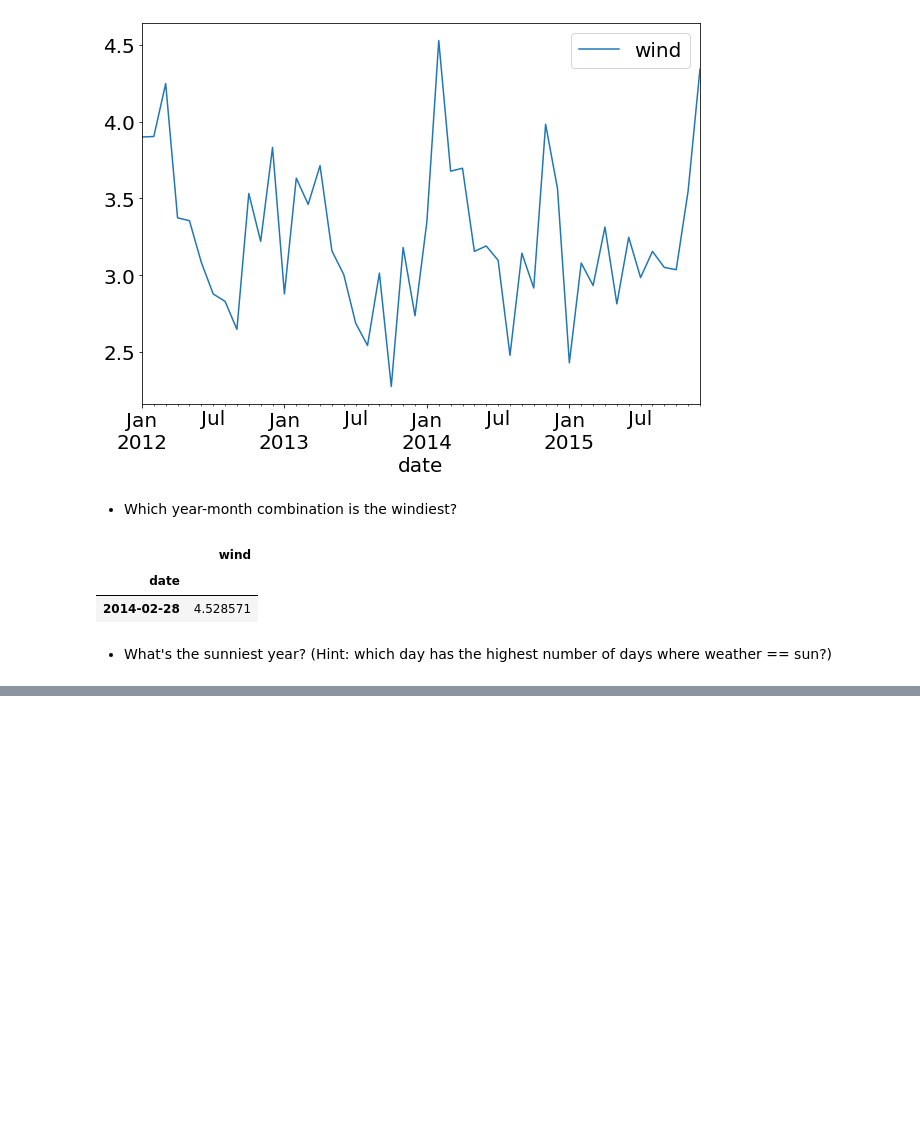
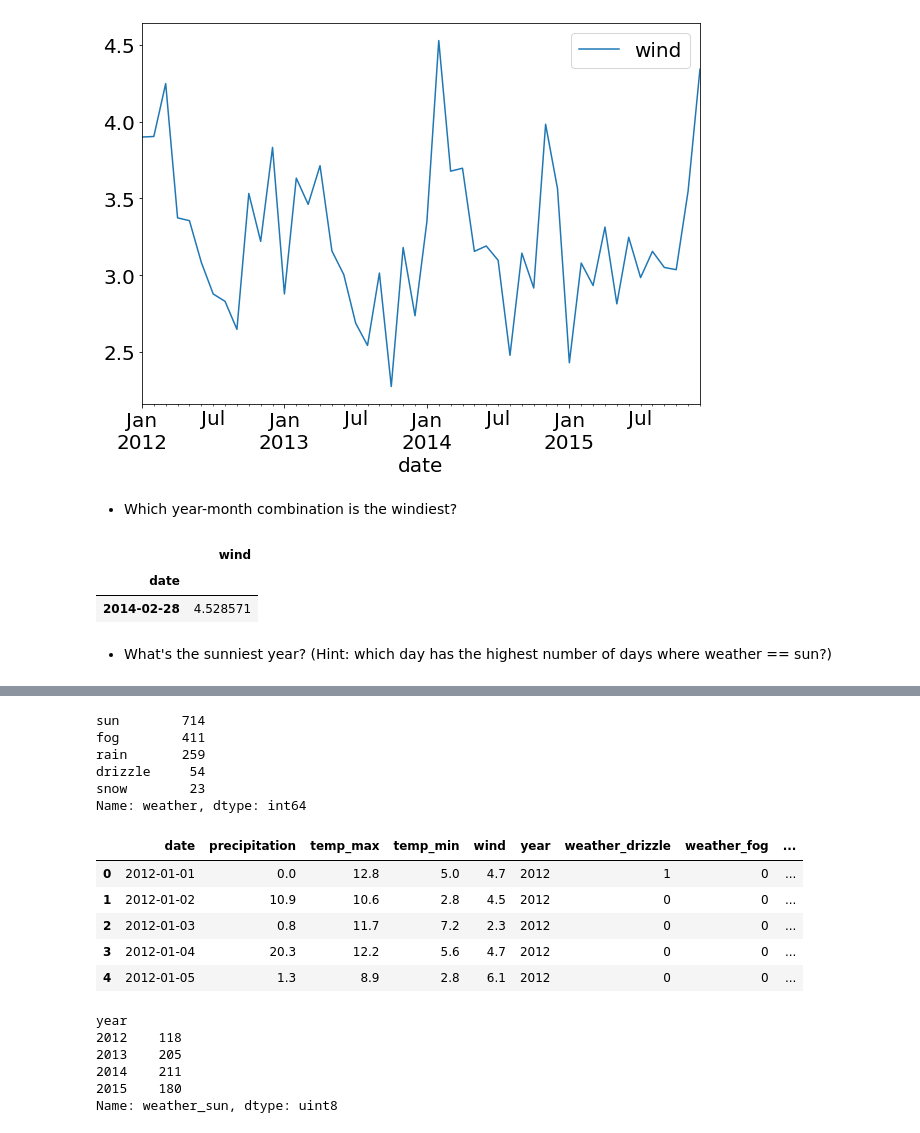
Before and after one commit to Chenchen070/time_series, a Jupyter notebook: work_with_time_series_exercises.ipynb, the cells around one changed output, grey strips where cells are left out. Saved outputs shown, nothing was run; the diff lists cells and outputs as text; code cells hidden in the pictures; blank space fills up the shorter version.

```diff
--- a/work_with_time_series_exercises.ipynb
+++ b/work_with_time_series_exercises.ipynb
@@ -374,0 +364,3 @@ df_weather.head()
+# %%
+df_weather['year'] = df_weather.date.dt.year
+df_weather.head()
@@ -374,0 +391,28 @@ df_weather.head()
+# %%
+df_weather.weather.value_counts()
+# %% [output]
+sun        714
+fog        411
+rain       259
+drizzle     54
+snow        23
+Name: weather, dtype: int64
+# %%
+df_weather_dummy = pd.get_dummies(df_weather, columns=['weather'])
+df_weather_dummy.head()
+# %% [output]
+|  | date | precipitation | temp_max | temp_min | wind | year | weather_drizzle | weather_fog | ... |
+| 0 | 2012-01-01 | 0.0 | 12.8 | 5.0 | 4.7 | 2012 | 1 | 0 | ... |
+| 1 | 2012-01-02 | 10.9 | 10.6 | 2.8 | 4.5 | 2012 | 0 | 0 | ... |
+| 2 | 2012-01-03 | 0.8 | 11.7 | 7.2 | 2.3 | 2012 | 0 | 0 | ... |
+| 3 | 2012-01-04 | 20.3 | 12.2 | 5.6 | 4.7 | 2012 | 0 | 0 | ... |
+| 4 | 2012-01-05 | 1.3 | 8.9 | 2.8 | 6.1 | 2012 | 0 | 0 | ... |
+# %%
+df_weather_dummy.groupby('year').weather_sun.sum()
+# %% [output]
+year
+2012    118
+2013    205
+2014    211
+2015    180
+Name: weather_sun, dtype: uint8
```
Also changed, not shown: parts of 43 cells of this notebook.
